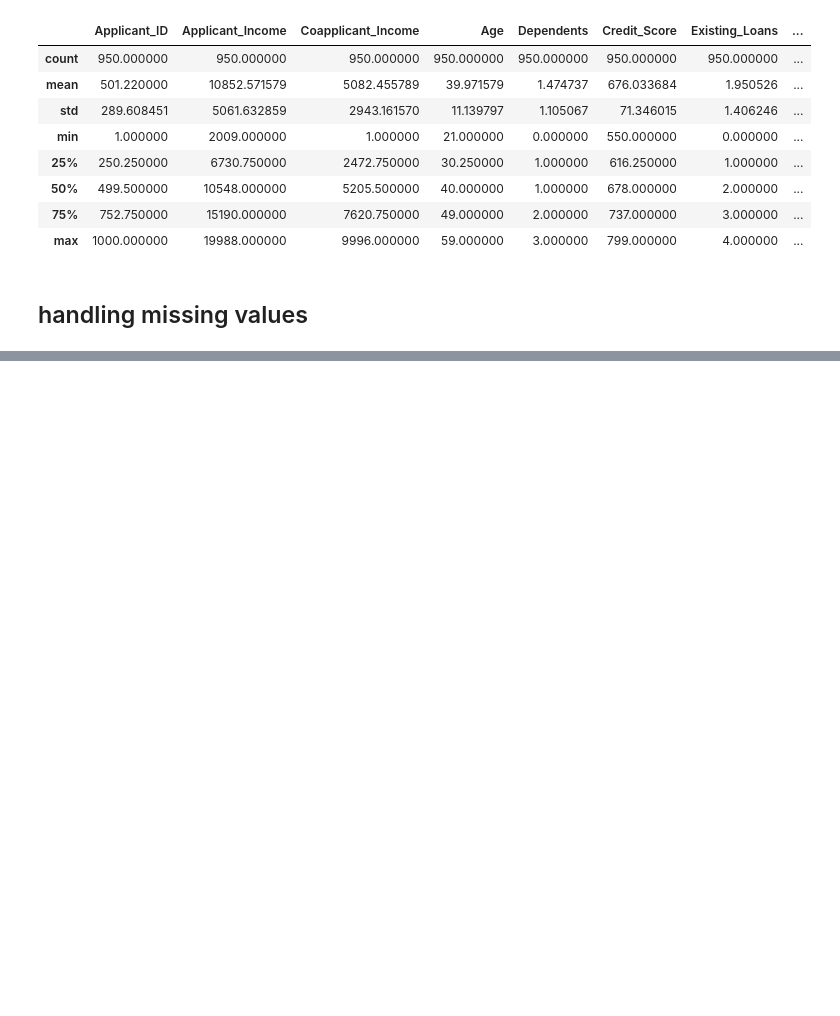
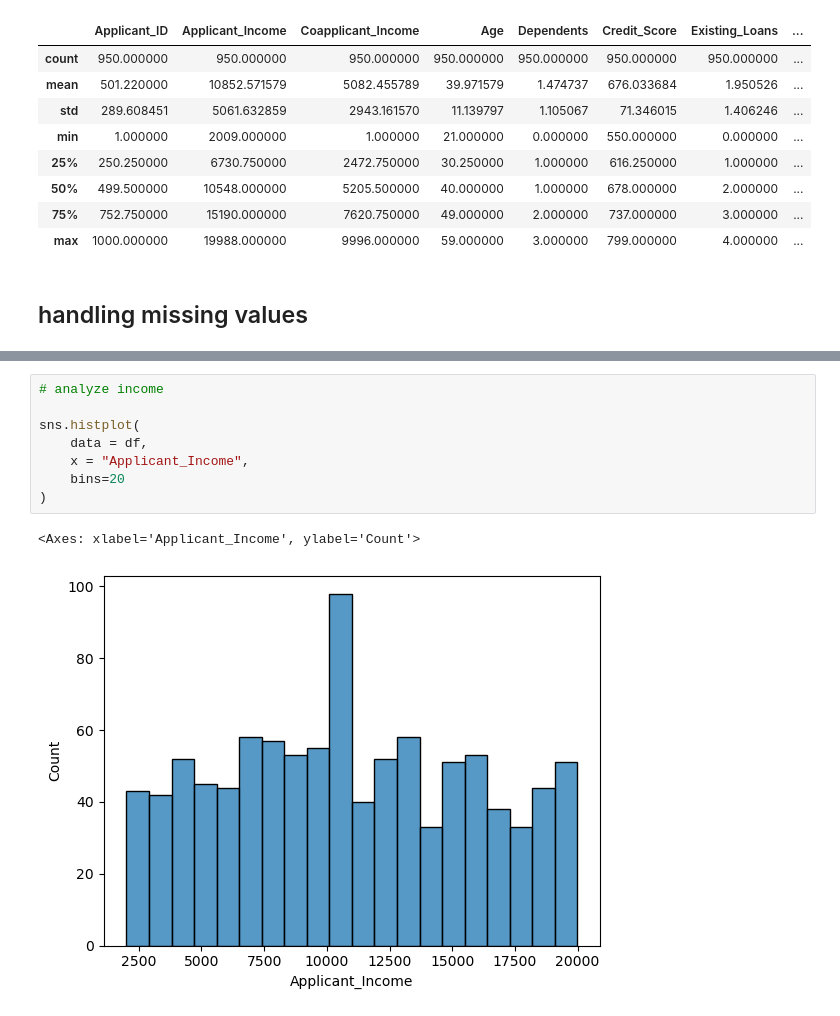
Before and after one commit to DevakiPatil1104/CreditWise-Loan-System, a Jupyter notebook: credit_wise.ipynb, the cells around one changed output, grey strips where cells are left out. Saved outputs shown, nothing was run; the diff lists cells and outputs as text; blank space fills up the shorter version.

Commit message:
did exploratory data analysis

```diff
--- a/credit_wise.ipynb
+++ b/credit_wise.ipynb
@@ -42,0 +113,11 @@ memory usage: 156.4+ KB
+# %%
+# analyze income
+
+sns.histplot(
+    data = df,
+    x = "Applicant_Income",
+    bins=20
+)
+# %% [output]
+<Axes: xlabel='Applicant_Income', ylabel='Count'>
+[figure, added]
```
Also changed, not shown: parts of 9 cells of this notebook.
